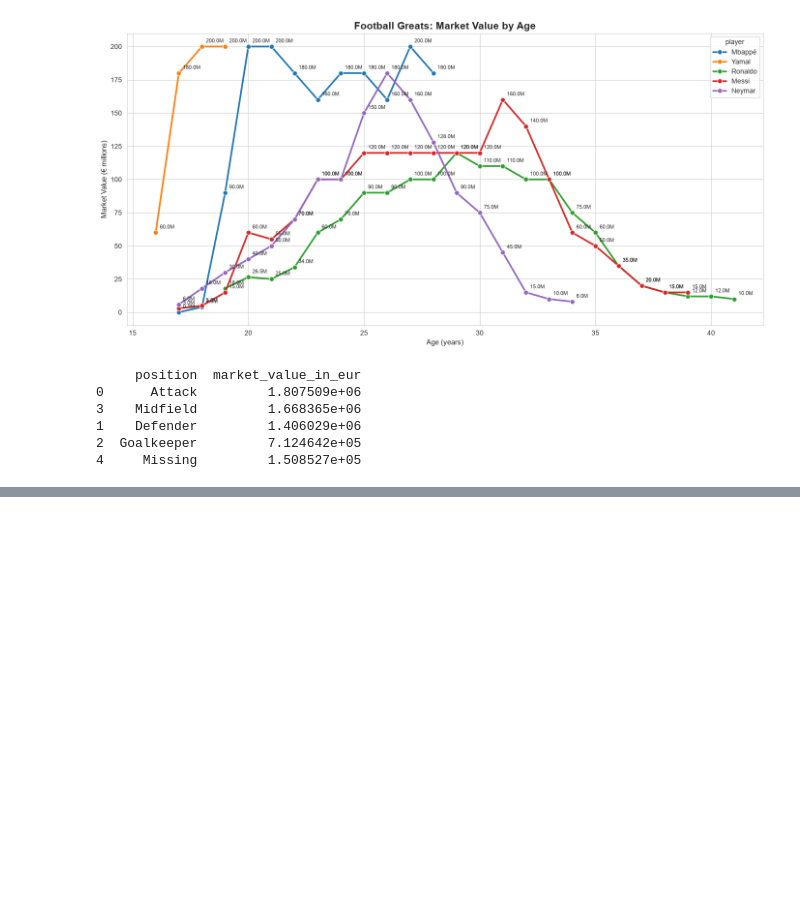
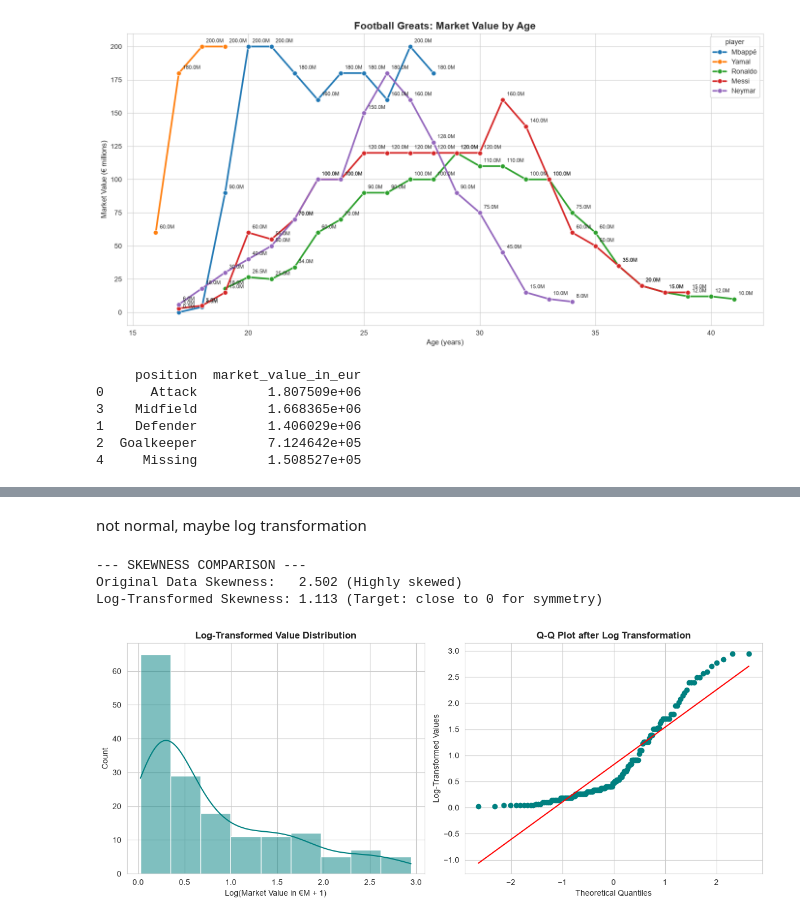
Before and after one commit to koenamk/football_data_visualization, a Jupyter notebook: analysis.ipynb, the cells around one changed output, grey strips where cells are left out. Drawn from its saved outputs; the diff is of its cells as text; code cells hidden in the pictures; blank space fills up the shorter version.

```diff
--- a/analysis.ipynb
+++ b/analysis.ipynb
@@ -506,0 +588,36 @@ plt.show()
+# %% [markdown]
+not normal, maybe log transformation
+# %%
+# 1. Apply log transformation (we use log1p, which handles any potential 0 values safely)
+transformed_values = np.log1p(random_progression['market_value_m'].dropna())
+
+# 2. Check the new skewness score
+original_skew = random_progression['market_value_m'].dropna().skew()
+new_skew = transformed_values.skew()
+
+print("--- SKEWNESS COMPARISON ---")
+print(f"Original Data Skewness:   {original_skew:.3f} (Highly skewed)")
+print(f"Log-Transformed Skewness: {new_skew:.3f} (Target: close to 0 for symmetry)")
+
+# 3. Plot the new Q-Q Plot side-by-side with a Histogram to verify normality
+fig, (ax1, ax2) = plt.subplots(1, 2, figsize=(12, 5))
+
+# Left plot: The new normal distribution histogram
+sns.histplot(transformed_values, kde=True, ax=ax1, color='teal')
+ax1.set_title('Log-Transformed Value Distribution', weight='bold')
+ax1.set_xlabel('Log(Market Value in €M + 1)')
+
+# Right plot: The new Q-Q plot
+stats.probplot(transformed_values, dist='norm', plot=ax2)
+ax2.set_title('Q-Q Plot after Log Transformation', weight='bold')
+ax2.set_xlabel('Theoretical Quantiles')
+ax2.set_ylabel('Log-Transformed Values')
+ax2.get_lines()[0].set_color('teal') # match the theme
+
+plt.tight_layout()
+plt.show()
+# %% [output]
+--- SKEWNESS COMPARISON ---
+Original Data Skewness:   2.502 (Highly skewed)
+Log-Transformed Skewness: 1.113 (Target: close to 0 for symmetry)
+[figure, added]
```
Also changed, not shown: parts of 4 cells of this notebook.
